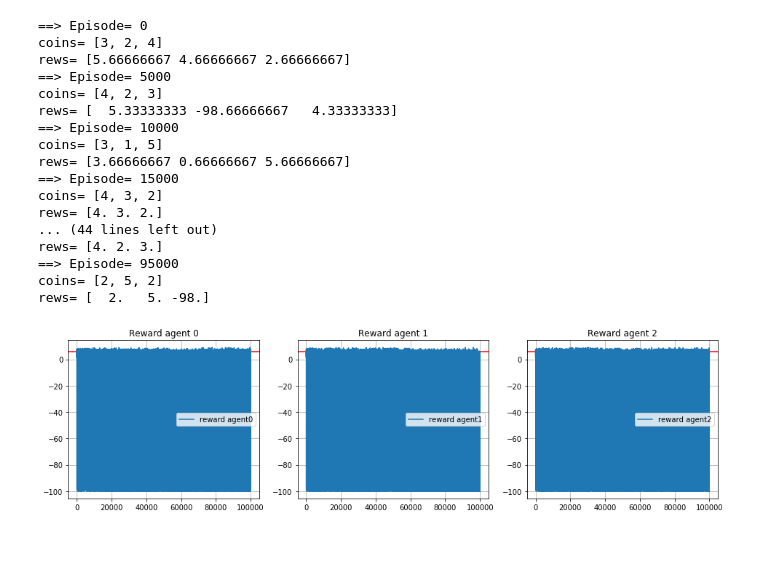
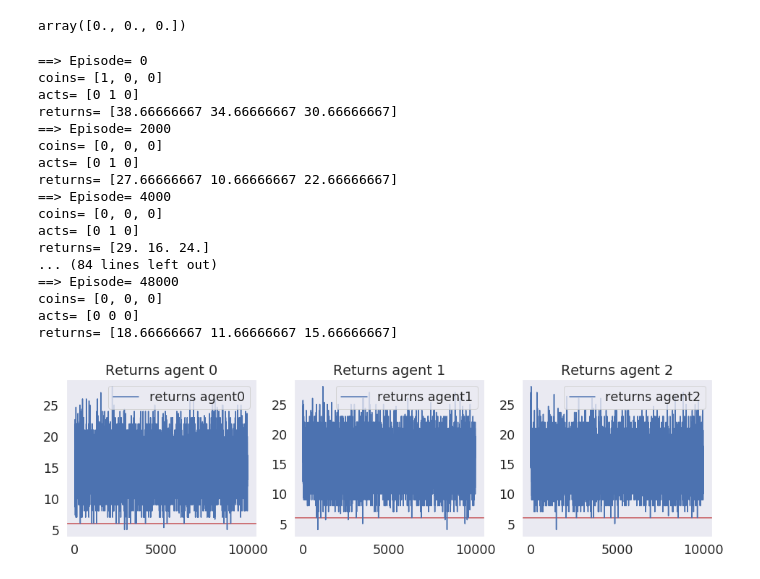
Before and after one commit to nicoleorzan/emergent-communication, a Jupyter notebook: public_good_game/discrete/Public Good Game discrete.ipynb, the cells around one changed output. Cells and saved outputs as stored; diff of their text form; code cells hidden in the pictures; blank space fills up the shorter version.

```diff
--- a/public_good_game/discrete/Public Good Game discrete.ipynb
+++ b/public_good_game/discrete/Public Good Game discrete.ipynb
@@ -97,16 +115,3 @@ class SimpleActPolicy():
-# %%
-class ActPolicy():
-    def __init__(self, n_players, n_coins, lr=0.01):
-
-        self.n_coins = n_coins
-        self.n_players = n_players
-        self.lr = lr
-        self.n_actions = 2 # 0 non do soldi, 1 do soldi
-
-        self.q = np.full((self.n_coins+1, self.n_players+1, self.n_actions), float(self.n_coins))
-
-    def update(self, coin, mex, act, rew):
-        self.q[coin, np.sum(mex), act] += self.lr*(rew - self.q[coin, np.sum(mex), act])
 # %%
 class Agent():
     def __init__(self, n_players, n_coins, episode_len, epsilon=0.01, n_actions=2, lr = 0.01, _gamma = 0.99):
@@ -127,6 +132,7 @@ class Agent():
         self.memory = Memory()
 
         self.reset()
+        self.returns = []
 
     def reset(self):
         self.memory.reset()
@@ -294,7 +350,8 @@ class System():
         return actions
 
     def memorize_rewards(self, rews):
-        for idx, ag in self.agents.items(): ag.memorize_rewards(rews[idx])
+        for idx, ag in self.agents.items():
+            ag.memorize_rewards(rews[idx])
 
     def update(self, coins, messages, actions, rewards):
         for i, agent in self.agents.items():
@@ -305,6 +362,14 @@ class System():
     def simple_update(self, coins, actions, rewards):
         for i, agent in self.agents.items():
             agent.simple_act_policy.update(coins[i], actions[i], rewards[i])
+
+    def simple_update_sarsa(self, coins, actions, rewards, new_coins, new_actions):
+        for i, agent in self.agents.items():
+            agent.simple_act_policy.update_sarsa(coins[i], actions[i], rewards[i], new_coins[i], new_actions[i])
+# %%
+np.zeros(3)
+# %% [output]
+array([0., 0., 0.])
 # %%
 def RL_players(n_players=5, n_coins=10, n_episodes=1, episode_len=10, epsilon=0.01, \
                               threshold=0., multiplier=1., gamma=0.9):
@@ -349,8 +429,8 @@ def RL_players(n_players=5, n_coins=10, n_episodes=1, episode_len=10, epsilon=0.
 
     return history_rewards, system.agents
 # %%
-n_episodes = 100000
-episode_len = 1
+n_episodes = 50000
+episode_len = 10
 
 n_players = 3
 n_coins = 9
@@ -363,34 +443,35 @@ hr, agents0 = RL_players(n_players=n_players, n_coins=n_coins, \
                     threshold = threshold, multiplier=multiplier)
 # %% [output]
 ==> Episode= 0
-coins= [3, 2, 4]
-rews= [5.66666667 4.66666667 2.66666667]
-==> Episode= 5000
-coins= [4, 2, 3]
-rews= [  5.33333333 -98.66666667   4.33333333]
-==> Episode= 10000
-coins= [3, 1, 5]
-rews= [3.66666667 0.66666667 5.66666667]
-==> Episode= 15000
-coins= [4, 3, 2]
-rews= [4. 3. 2.]
-... (44 lines left out)
-rews= [4. 2. 3.]
-==> Episode= 95000
-coins= [2, 5, 2]
-rews= [  2.   5. -98.]
+coins= [1, 0, 0]
+acts= [0 1 0]
+returns= [38.66666667 34.66666667 30.66666667]
+==> Episode= 2000
+coins= [0, 0, 0]
+acts= [0 1 0]
+returns= [27.66666667 10.66666667 22.66666667]
+==> Episode= 4000
+coins= [0, 0, 0]
+acts= [0 1 0]
+returns= [29. 16. 24.]
+... (84 lines left out)
+==> Episode= 48000
+coins= [0, 0, 0]
+acts= [0 0 0]
+returns= [18.66666667 11.66666667 15.66666667]
 # %%
 figure, ax = plt.subplots(1, n_players, figsize=(16, 4))
 
 for i in range(n_players):
     ax[i].axhline(y=n_coins*multiplier/n_players, color='r', linestyle='-')
-    ax[i].plot(np.linspace(0, n_episodes*episode_len, n_episodes*episode_len), agents0[i].memory.all_rewards, label='reward agent'+str(i))
+    ax[i].plot(np.linspace(0, n_episodes, n_episodes), agents0[i].returns, label='returns agent'+str(i))
     ax[i].legend()
     ax[i].grid()
-    ax[i].set_title("Reward agent "+str(i))
+    #ax[i].set_ylim(-10, 10)
+    ax[i].set_title("Returns agent "+str(i))
 plt.show()
 # %% [output]
-[figure, old version]
+[figure, new version]
 # %%
 figure, ax = plt.subplots(1, 3, figsize=(20, 6))
 sns.set(font_scale=1.6)
```
Also changed, not shown: parts of 6 cells of this notebook, 1 other file.
